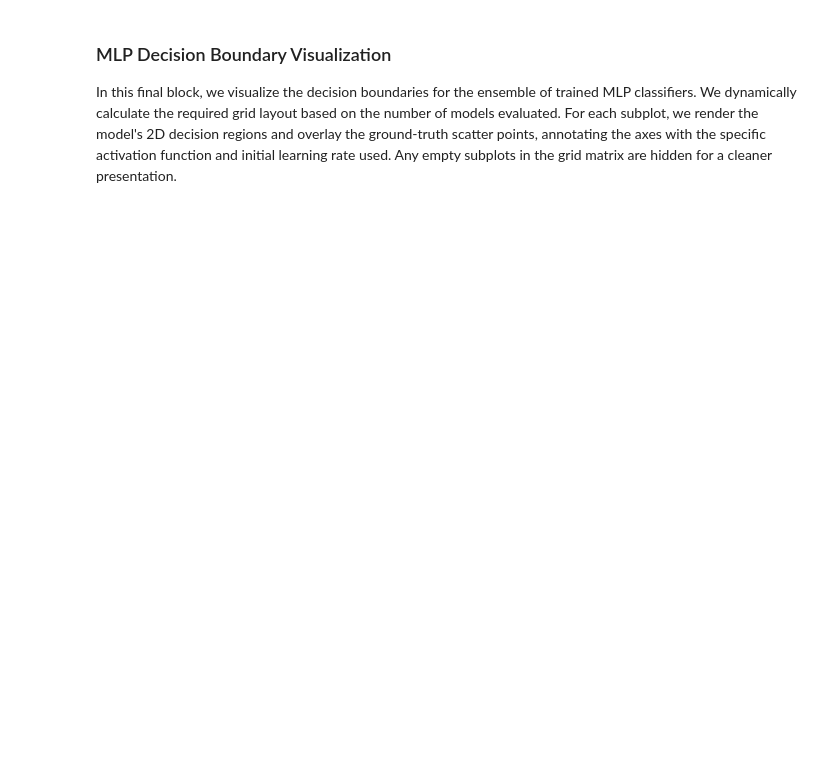
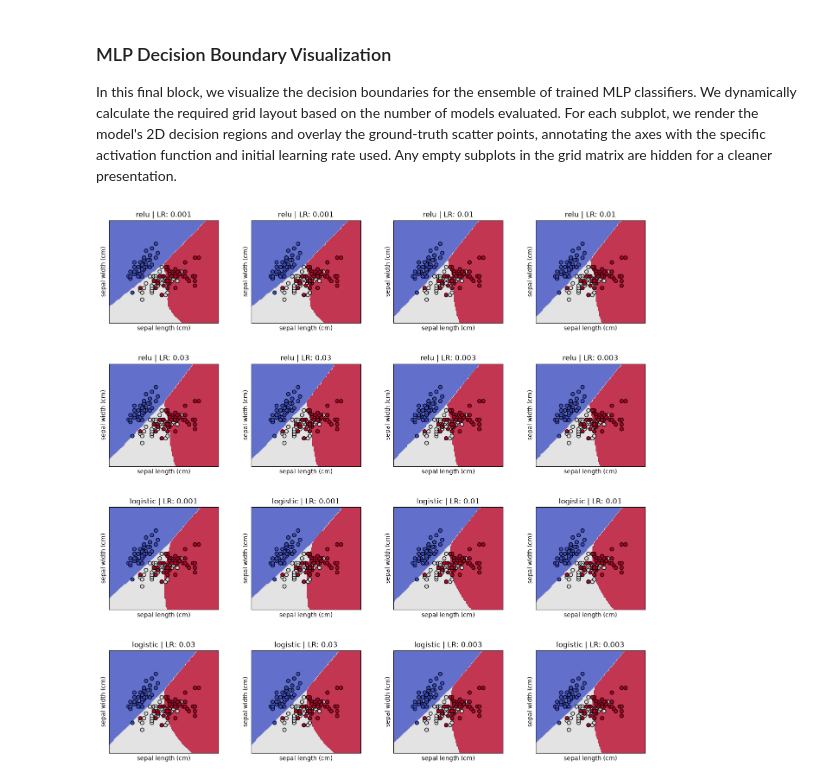
Before and after one commit to farukerdem34/notebooks, a Jupyter notebook: data-mining/DM-Exercise-3.ipynb, the cells around one changed output. Cells and saved outputs as stored; diff of their text form; code cells hidden in the pictures; blank space fills up the shorter version.

```diff
--- a/data-mining/DM-Exercise-3.ipynb
+++ b/data-mining/DM-Exercise-3.ipynb
@@ -138,33 +165,40 @@ from sklearn.inspection import DecisionBoundaryDisplay
 n_models = len(models)
 cols = 4
 rows = (n_models + cols - 1) // cols
+
+# 1. MISSING LINE ADDED HERE: Create the figure and axes based on your calculated rows/cols
+fig, axes = plt.subplots(rows, cols, figsize=(16, rows * 4))
 
 plt.subplots_adjust(wspace=0.3, hspace=0.4)
 axes_flat = axes.flatten()
 
 for idx, clf in enumerate(models):
     ax = axes_flat[idx]
 
     DecisionBoundaryDisplay.from_estimator(
         clf,
         X_2d,
         response_method="predict",
-        cmap=plt.cm.coolwarm,
+        # 2. FIXED WARNING: Changed cmap to multiclass_colors
+        multiclass_colors="coolwarm",
         alpha=0.8,
         ax=ax,
         xlabel=X_2d.columns[0],
         ylabel=X_2d.columns[1],
     )
 
+    # scatter still uses cmap, which is correct
     ax.scatter(X_2d.iloc[:, 0], X_2d.iloc[:, 1], c=y, cmap=plt.cm.coolwarm, edgecolors="k")
 
     act = clf.activation
     lr = clf.learning_rate_init
     ax.set_title(f"{act} | LR: {lr}")
     ax.set_xticks(())
     ax.set_yticks(())
 
 for idx in range(n_models, len(axes_flat)):
     axes_flat[idx].set_visible(False)
 
 plt.show()
+# %% [output]
+[figure, added]
```
Also changed, not shown: parts of 3 cells of this notebook, 2 other files.
